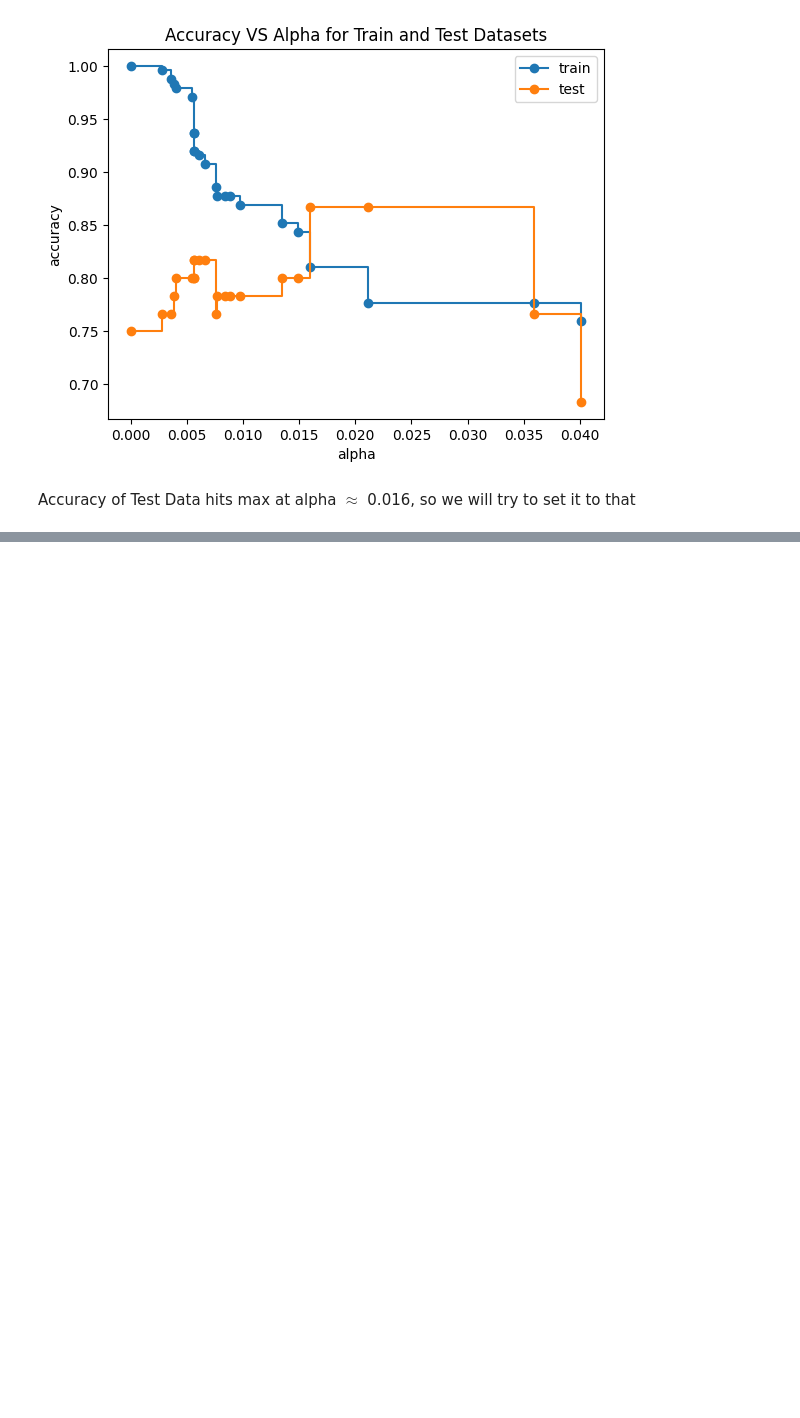
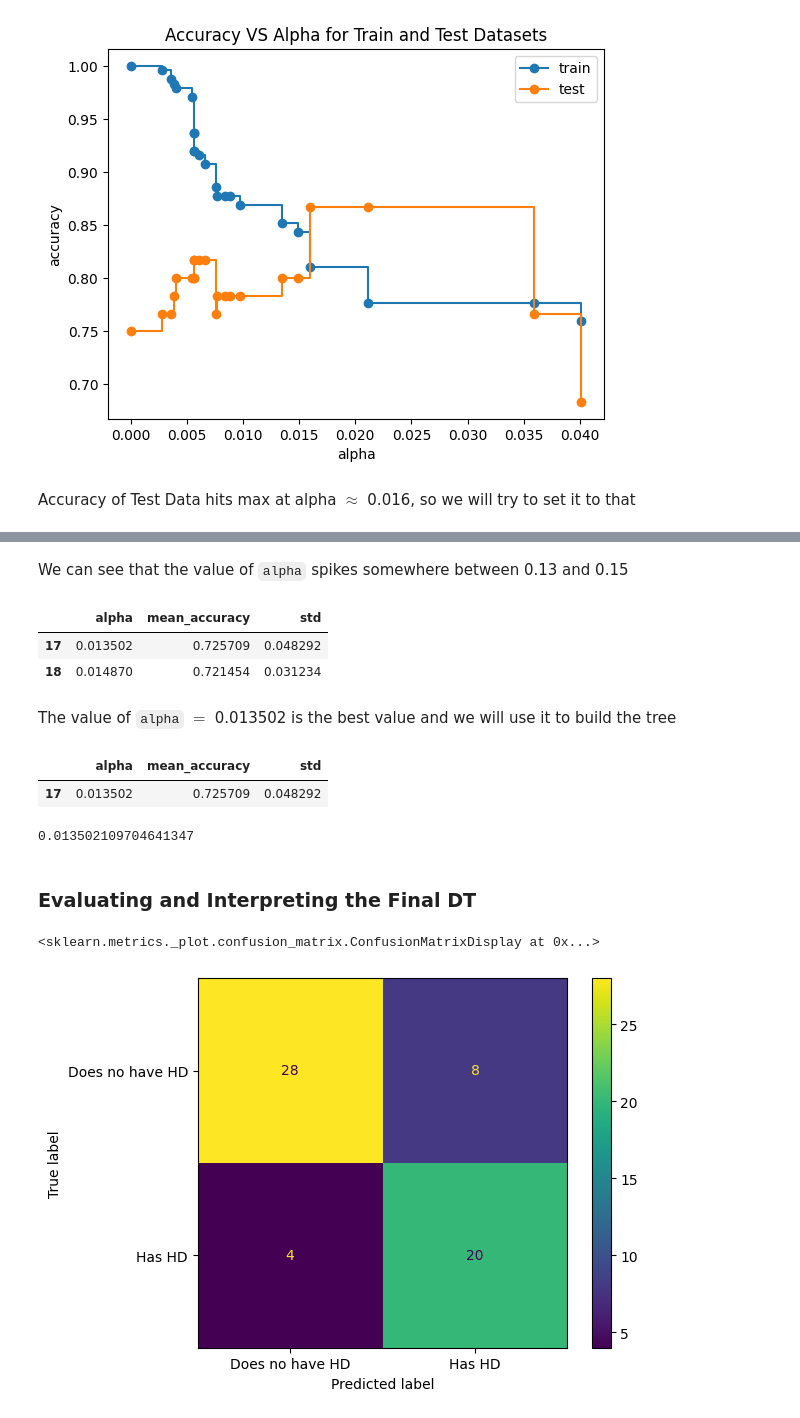
Before and after one commit to abandonedmonk/End-to-End-Decision-Trees-Project, a Jupyter notebook: decision_tree.ipynb, the cells around one changed output, grey strips where cells are left out. Drawn from its saved outputs; the diff is of its cells as text; code cells hidden in the pictures; blank space fills up the shorter version.

```diff
--- a/decision_tree.ipynb
+++ b/decision_tree.ipynb
@@ -284,0 +329,45 @@ Accuracy of Test Data hits max at alpha $ \approx $ 0.016, so we will try to set
+# %% [markdown]
+We can see that the value of `alpha` spikes somewhere between 0.13 and 0.15
+# %%
+alpha_results[
+    (alpha_results['alpha'] > 0.013)
+    &
+    (alpha_results['alpha'] < 0.015)
+]
+# %% [output]
+|  | alpha | mean_accuracy | std |
+| 17 | 0.013502 | 0.725709 | 0.048292 |
+| 18 | 0.014870 | 0.721454 | 0.031234 |
+# %% [markdown]
+The value of `alpha` $ = $ 0.013502 is the best value and we will use it to build the tree
+# %%
+ideal_ccp_alpha = alpha_results[
+    (alpha_results['alpha'] > 0.013)
+    &
+    (alpha_results['alpha'] < 0.014)
+]
+ideal_ccp_alpha
+# %% [output]
+|  | alpha | mean_accuracy | std |
+| 17 | 0.013502 | 0.725709 | 0.048292 |
+# %%
+# Converting the Dataframe to the Float Value of Alpha that we require
+ideal_ccp_alpha = float(ideal_ccp_alpha['alpha'])
+ideal_ccp_alpha
+# %% [output]
+0.013502109704641347
+# %% [markdown]
+### Evaluating and Interpreting the Final DT
+# %%
+dt_model_pruned = DecisionTreeClassifier(random_state=42, ccp_alpha=ideal_ccp_alpha)
+dt_model_pruned = dt_model_pruned.fit(X_train, y_train)
+# %%
+ConfusionMatrixDisplay.from_estimator(
+    dt_model_pruned,
+    X_test,
+    y_test,
+    display_labels = ["Does no have HD", "Has HD"]
+)
+# %% [output]
+<sklearn.metrics._plot.confusion_matrix.ConfusionMatrixDisplay at 0x...>
+[figure, added]
```
Also changed, not shown: parts of 9 cells of this notebook.
